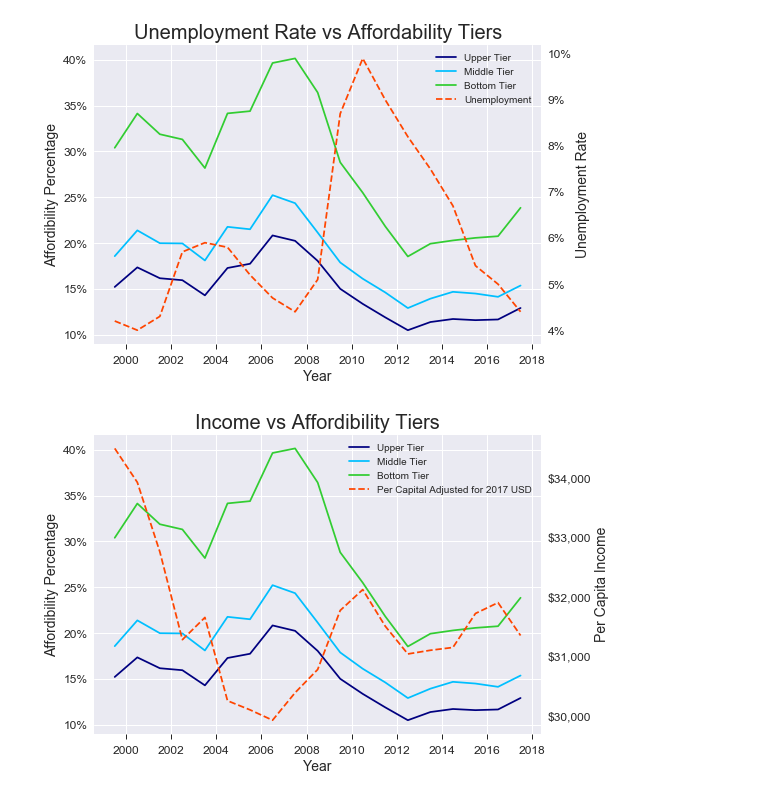
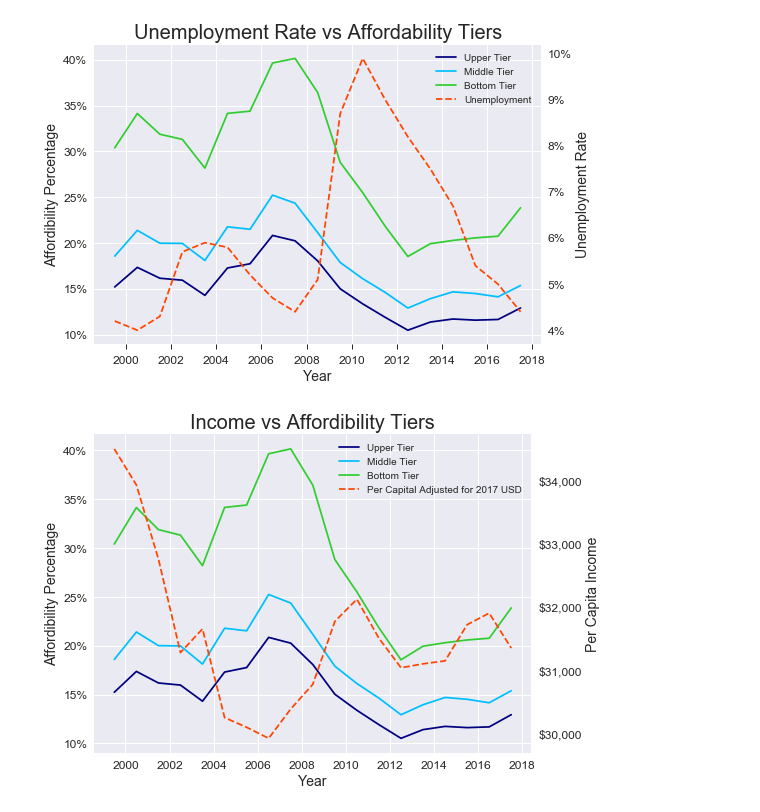
Before and after one commit to LoriHarris/Real_Estate_Affordability, a Jupyter notebook: Cleaning Labor, Income, and Education CSVs.ipynb, the cells around one changed output. Cells and saved outputs as stored; diff of their text form; code cells hidden in the pictures.

```diff
--- a/Cleaning Labor, Income, and Education CSVs.ipynb
+++ b/Cleaning Labor, Income, and Education CSVs.ipynb
@@ -186,36 +186,37 @@ plt.show()
 # %%
 per_capita = income1["Per Capital Adjusted for 2017 USD"]
 date = mort_df4["tier"]
 fig, ax1 = plt.subplots()
 ax2 = ax1.twinx()
+
 ax1.plot(date, mort_df4["Upper Tier"], color=a)
 ax1.plot(date, mort_df4["Middle Tier"], color=b)
 ax1.plot(date, mort_df4["Bottom Tier"], color=c)
 ax2.plot(date, per_capita, color=d, linestyle="--")
 plt.title("Income vs Affordibility Tiers",fontdict = {'fontsize' : 20})
 plt.xlabel("Unemployment Rate")
 
 ax1.set_xlabel("Year",fontdict = {'fontsize' : 14})
 ax1.set_ylabel("Affordibility Percentage",fontdict = {'fontsize' : 14})
 ax2.set_ylabel("Per Capita Income",fontdict = {'fontsize' : 14})
 
 ax1.yaxis.set_major_formatter(FuncFormatter('{0:.0%}'.format))
 ax2.yaxis.set_major_formatter(mpl.ticker.StrMethodFormatter('${x:,.0f}'))
 
-ax1.tick_params(direction='out', length=5, axis="x", labelsize=12)
+ax1.tick_params(direction='out', axis="x", labelsize=12)
 ax1.tick_params(axis="y", labelsize=12)
 ax2.tick_params(axis="y", labelsize=12)
 
 plt.grid()
 handles, labels = ax1.get_legend_handles_labels()
 handles1, labels1 = ax2.get_legend_handles_labels()
 legend = plt.legend(handles + handles1, labels + labels1, loc="upper right")
-
+plt.tight_layout()
 plt.style.use("seaborn")
 plt.savefig("Affordability_And_Income.png")
 plt.show()
 # %% [output]
-[figure, old version]
+[figure, new version]
 # %%
 mort_df5 = mort_df1[["2016-03-31", "2016-06-30", "2016-09-30", "2016-12-31"]]
 mort_df5 = mort_df5.T
```
Also changed, not shown: parts of 4 cells of this notebook, 5 other files.
